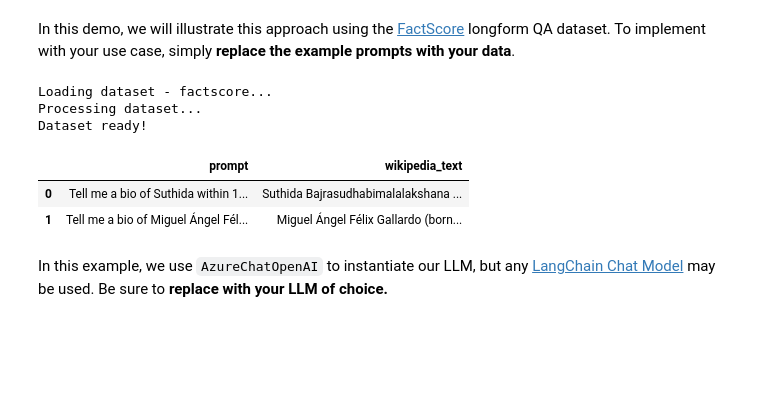
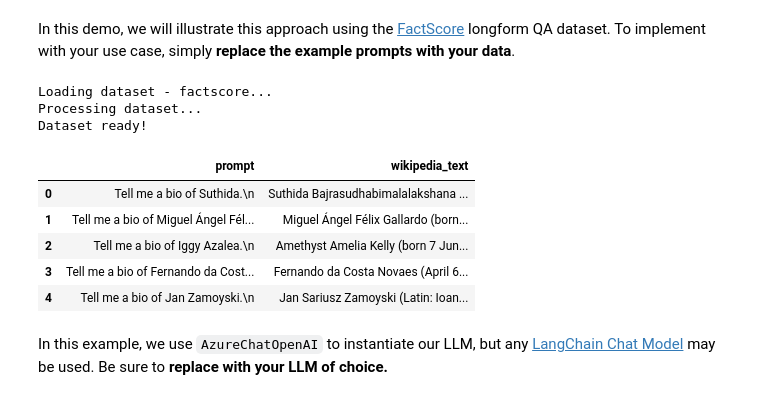
Before and after one commit to nagyist/uqlm, a Jupyter notebook: examples/long_text_uq_demo.ipynb, the cells around one changed output. Drawn from its saved outputs; the diff is of its cells as text; code cells hidden in the pictures; blank space fills up the shorter version.

```diff
--- a/examples/long_text_uq_demo.ipynb
+++ b/examples/long_text_uq_demo.ipynb
@@ -73,15 +73,18 @@ from uqlm.longform import FactScoreGrader
 In this demo, we will illustrate this approach using the [FactScore](https://github.com/shmsw25/FActScore/tree/main/factscore) longform QA dataset. To implement with your use case, simply **replace the example prompts with your data**.
 # %%
 # Load example dataset (FactScore)
-factscore = load_example_dataset("factscore", n=2)[["hundredw_prompt", "wikipedia_text"]].rename(columns={"hundredw_prompt": "prompt"})
+factscore = load_example_dataset("factscore", n=20)[["factscore_prompt", "wikipedia_text"]].rename(columns={"factscore_prompt": "prompt"})
 factscore.head()
 # %% [output]
 Loading dataset - factscore...
 Processing dataset...
 Dataset ready!
 |  | prompt | wikipedia_text |
-| 0 | Tell me a bio of Suthida within 1... | Suthida Bajrasudhabimalalakshana ... |
+| 0 | Tell me a bio of Suthida.\n | Suthida Bajrasudhabimalalakshana ... |
 | 1 | Tell me a bio of Miguel Ángel Fél... | Miguel Ángel Félix Gallardo (born... |
+| 2 | Tell me a bio of Iggy Azalea.\n | Amethyst Amelia Kelly (born 7 Jun... |
+| 3 | Tell me a bio of Fernando da Cost... | Fernando da Costa Novaes (April 6... |
+| 4 | Tell me a bio of Jan Zamoyski.\n | Jan Sariusz Zamoyski (Latin: Ioan... |
 # %% [markdown]
 In this example, we use `AzureChatOpenAI` to instantiate our LLM, but any [LangChain Chat Model](https://js.langchain.com/docs/integrations/chat/) may be used. Be sure to **replace with your LLM of choice.**
 # %%
```
Also changed, not shown: parts of 18 cells of this notebook, 4 other files.
